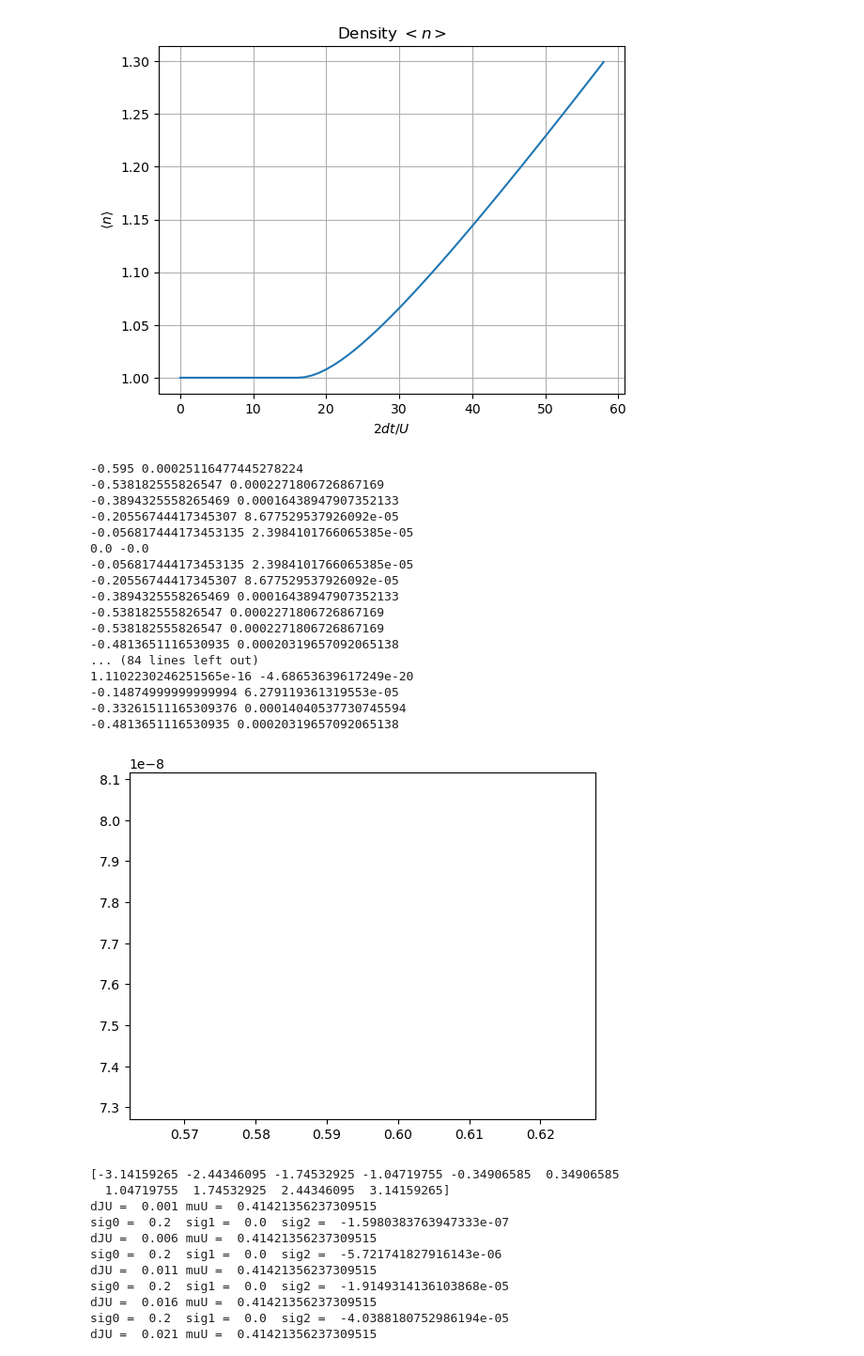
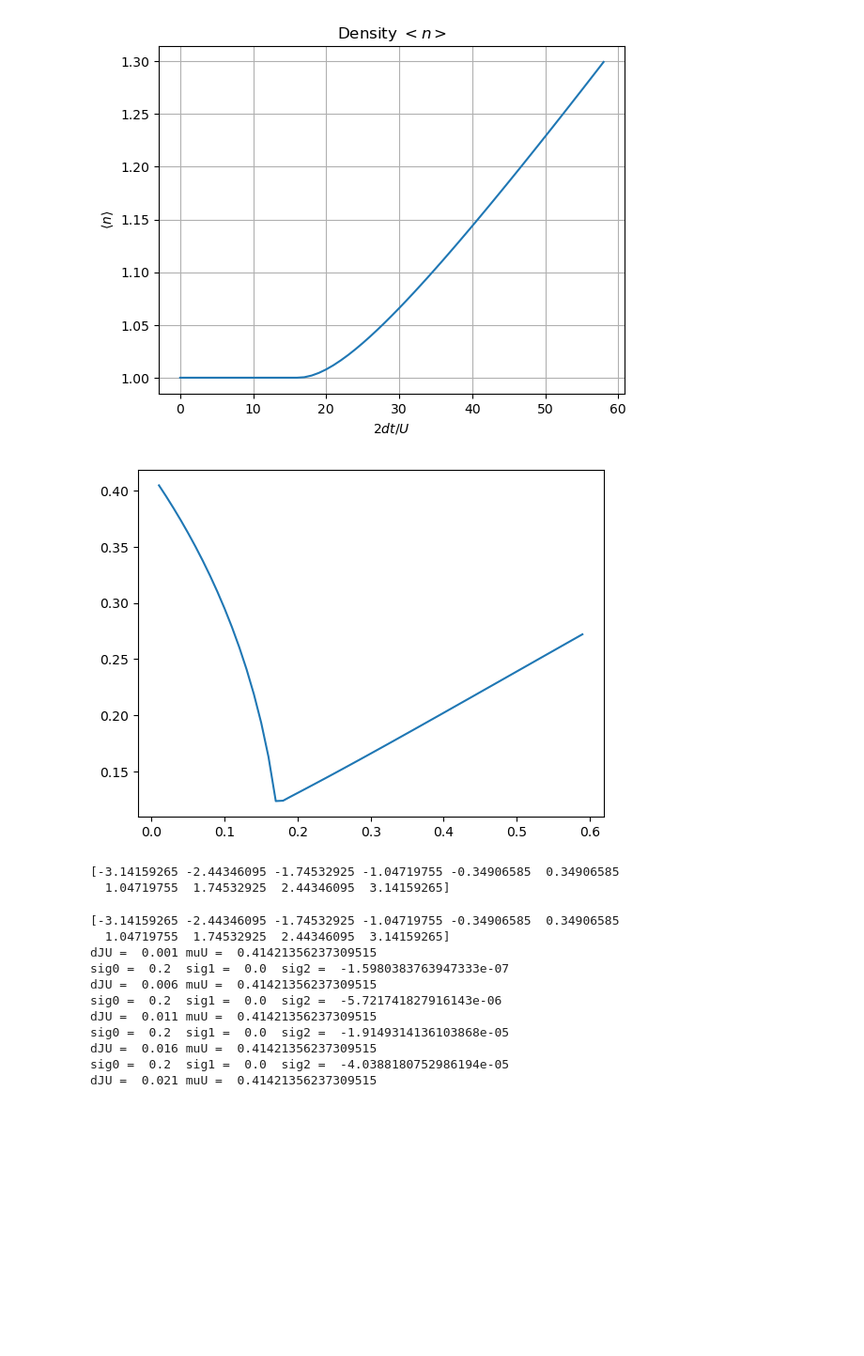
Before and after one commit to ragheedalhyder/BoseHubbard, a Jupyter notebook: JupyterNotebook.ipynb, the cells around one changed output. Shown: that part at 94% size. Drawn from its saved outputs; the diff is of its cells as text; code cells hidden in the pictures; blank space fills up the shorter version.

```diff
--- a/JupyterNotebook.ipynb
+++ b/JupyterNotebook.ipynb
@@ -197,7 +197,7 @@ plt.show()
 [figure]
 # %%
 N = 10 # Number of bosons in bosonic fock states
-L = 10 # Number of lattice sites in the X and Y directions (Lx = Ly = L)
+L = 9 # Number of lattice sites in the X and Y directions (Lx = Ly = L)
 epsilon = 1e-7
 muU = np.sqrt(2) - 1
 
@@ -209,7 +209,7 @@ def epsI(kx, ky):
 
 dkx = dky = 2 * np.pi / L
 
-KXs = KYs = np.arange(-np.pi, np.pi, dkx)
+KXs = KYs = np.arange(-np.pi, np.pi + dkx, dkx)
 dkxs = dkys = np.ones(L) * dkx
 # print(KXs)
 
@@ -217,7 +217,7 @@ dkxs = dkys = np.ones(L) * dkx
 dkxs[0] = dkxs[L - 1] = dkx / 2
 dkys[0] = dkys[L - 1] = dky / 2
 
-dJUs = np.arange(0.595, 0.6, 0.05)
+dJUs = np.arange(0.01, 0.6, 0.01)
 muU = np.sqrt(2) - 1
 
 
@@ -254,7 +254,7 @@ for count in range(len(dJUs)):#(0, len(dJUs)):
 
     n0s[count] = n0
     omega0U = - 2 * dJU * psi0 * psi0 + omega0U
-    omega0s[count] = psi0
+    # omega0s[count] = psi0
     for kx in range(L):
         for ky in range(L):
             x = epsI( KXs[kx], KYs[ky] )
@@ -262,7 +262,7 @@ for count in range(len(dJUs)):#(0, len(dJUs)):
                 for m in range(N):
                     A[n,m] = ( 0.5 * n * (n - 1) - muU * n - omega0U) * (n == m) -  JkU(dJU, 0) * psi0 * ( np.sqrt(n) * (n == m + 1) + np.sqrt(m) * (n + 1 == m) )- JkU(dJU, x) * ( np.sqrt(n) * np.sqrt(m) * cn( cns , m - 1 ) * cn( cns , n - 1 ) + np.sqrt(n + 1) * np.sqrt(m + 1) * cn( cns , m + 1 ) * cn( cns , n + 1 ) )
                     B[n,m] = - JkU(dJU, x) * ( np.sqrt(n) * np.sqrt(m + 1) * cn( cns , m + 1 ) * cn( cns , n - 1 ) + np.sqrt(n + 1) * np.sqrt(m) * cn( cns , m - 1 ) * cn( cns , n + 1 ) )
-            print( x , B[5][5])
+            # print( x , B[5][5])
             AB = np.concatenate((A,B), axis=1)
             BA = np.concatenate((-B,-A), axis=1)
             MatAB = np.concatenate((AB,BA), axis=0)
@@ -288,51 +288,39 @@ for count in range(len(dJUs)):#(0, len(dJUs)):
                     omegaklambda[lambda_][kx][ky] = 0
 
                 else:
                     ind = np.where(Eigvals == omega0[lambda_])
                     #print(omega0[lambda_])
                     ind1 = ind[0][0]
                     #print(ind1)
                     if (ind[0].size > 1):
                         ind1 = ind[0][1]
                     Norm = 0
                     Norm = sum( np.real(Eigvecs[0 : N - 1, ind1]) * np.real(Eigvecs[0 : N - 1, ind1] )) - sum(  np.real(Eigvecs[N : 2 * N - 1, ind1]) * np.real(Eigvecs[N : 2 * N - 1, ind1]) )
                     # if(lambda_ == 8):
                     #     print(Eigvecs[0 : 2 * N - 1, ind1])
                     if (round(Norm,6) <= 0):
                         # print(dJU, kx, ky, lambda_, Norm, omegaklambda[lambda_][kx][ky])
                         # print(Eigvecs[0 : 2 * N - 1, ind1])
                         Norm = 1
                     uks[:][kx][ky][lambda_] = np.real(Eigvecs[0 : N, ind1]) / np.sqrt(Norm)
                     vks[:][kx][ky][lambda_] = np.real(Eigvecs[N : 2 * N, ind1]) / np.sqrt(Norm)
 
 
         omega0s[count] = omegaklambda[1][5][5]
         omega1s[count] = omegaklambda[2][5][5]
         omega2s[count] = omegaklambda[3][5][5]
 
 plt.plot(dJUs, omega0s)
 # plt.plot(dJUs, omega1s)
 # plt.plot(dJUs, omega2s)
 plt.show()
 # %% [output]
--0.595 0.00025116477445278224
--0.538182555826547 0.0002271806726867169
--0.3894325558265469 0.00016438947907352133
--0.20556744417345307 8.677529537926092e-05
--0.056817444173453135 2.3984101766065385e-05
-0.0 -0.0
--0.056817444173453135 2.3984101766065385e-05
--0.20556744417345307 8.677529537926092e-05
--0.3894325558265469 0.00016438947907352133
--0.538182555826547 0.0002271806726867169
--0.538182555826547 0.0002271806726867169
--0.4813651116530935 0.00020319657092065138
-... (84 lines left out)
-1.1102230246251565e-16 -4.68653639617249e-20
--0.14874999999999994 6.279119361319553e-05
--0.33261511165309376 0.00014040537730745594
--0.4813651116530935 0.00020319657092065138
-[figure, old version]
+[figure, new version]
+# %%
+print(KXs)
+# %% [output]
+[-3.14159265 -2.44346095 -1.74532925 -1.04719755 -0.34906585  0.34906585
+  1.04719755  1.74532925  2.44346095  3.14159265]
 # %%
 
 def U(kx, ky, lambda_, qx, qy, lambda1, uks, n0):
```
Also changed, not shown: parts of 1 cell of this notebook, 8 other files.
